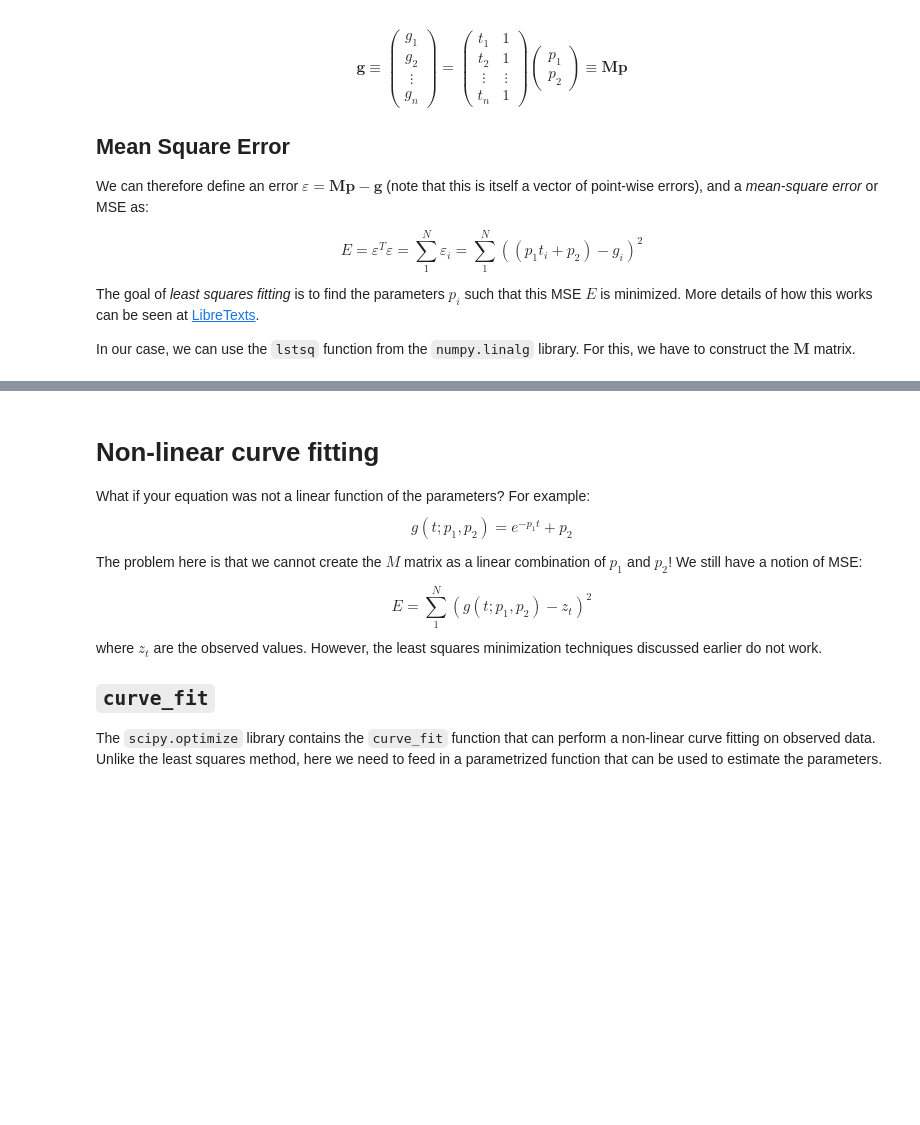
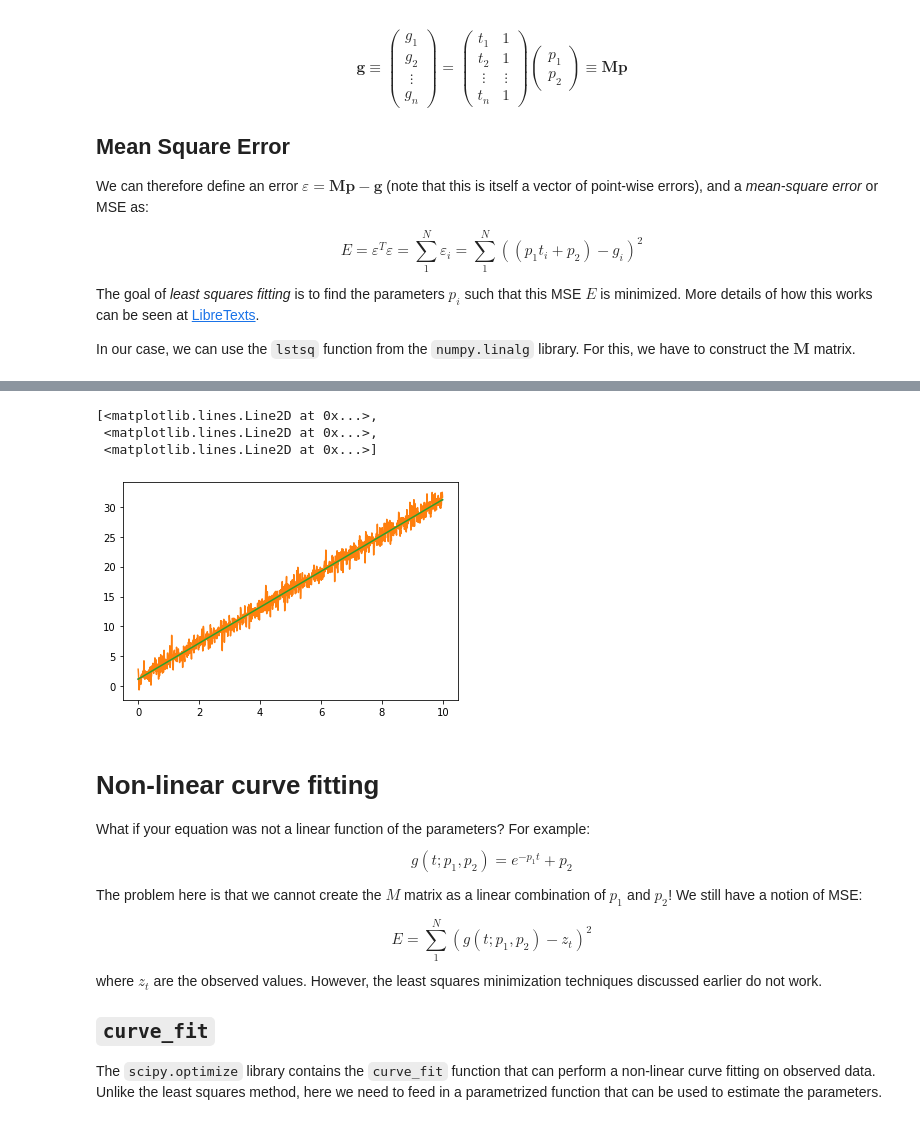
Before and after one commit to AnonymousePikachu/EE2703-ASL, a Jupyter notebook: Week 3/Week3Pres.ipynb, the cells around one changed output, grey strips where cells are left out. Saved outputs shown, nothing was run; the diff lists cells and outputs as text; code cells hidden in the pictures; blank space fills up the shorter version.

```diff
--- a/Week 3/Week3Pres.ipynb
+++ b/Week 3/Week3Pres.ipynb
@@ -70,7 +75,12 @@ print(f"The estimated equation is {p1} t + {p2}")
 # %%
 # Plot against the original input and compare
 yest = stline(t, p1, p2)
-# plt.plot(t, y, t, yn, t, yest)
+plt.plot(t, y, t, yn, t, yest)
+# %% [output]
+[<matplotlib.lines.Line2D at 0x...>,
+ <matplotlib.lines.Line2D at 0x...>,
+ <matplotlib.lines.Line2D at 0x...>]
+[figure, added]
 # %% [markdown]
 # Non-linear curve fitting
 
```
Also changed, not shown: parts of 10 cells of this notebook, 5 other files.
